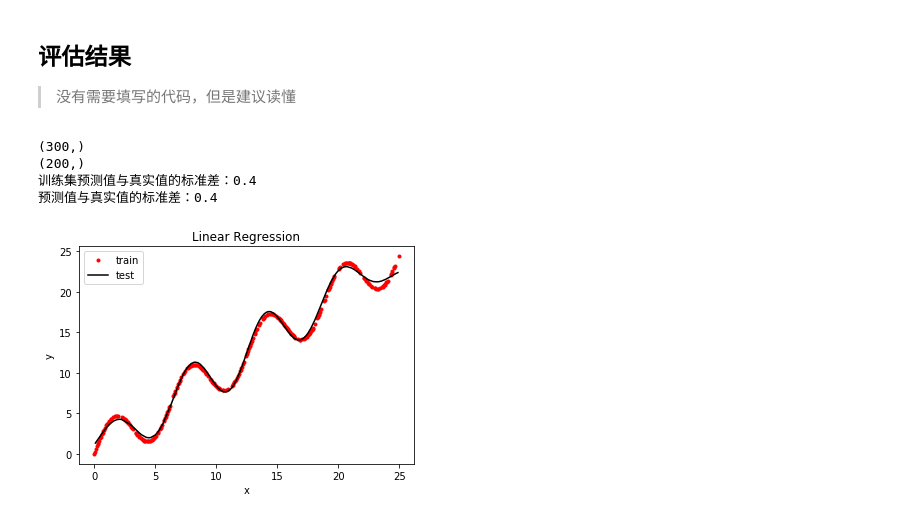
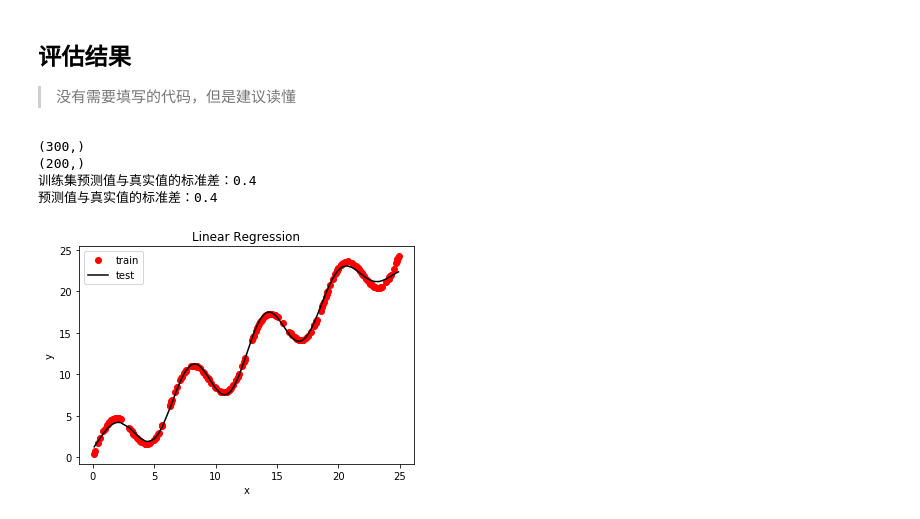
Before and after one commit to kepler11235/exercise, a Jupyter notebook: chap2_linear_regression/exercise-linear_regression.ipynb, the cells around one changed output. Drawn from its saved outputs; the diff is of its cells as text; code cells hidden in the pictures.

```diff
--- a/chap2_linear_regression/exercise-linear_regression.ipynb
+++ b/chap2_linear_regression/exercise-linear_regression.ipynb
@@ -106,33 +102,33 @@ if __name__ == '__main__':
     x_train, y_train = load_data(train_file)
     x_test, y_test = load_data(test_file)
     print(x_train.shape)
     print(x_test.shape)
 
     # 使用线性回归训练模型，返回一个函数f()使得y = f(x)
     f = main(x_train, y_train)
 
     y_train_pred = f(x_train)
     std = evaluate(y_train, y_train_pred)
     print('训练集预测值与真实值的标准差：{:.1f}'.format(std))
 
     # 计算预测的输出值
     y_test_pred = f(x_test)
     # 使用测试集评估模型
     std = evaluate(y_test, y_test_pred)
     print('预测值与真实值的标准差：{:.1f}'.format(std))
 
     #显示结果
-    plt.plot(x_train, y_train, 'ro', markersize=3)
-    # plt.plot(x_test, y_test, 'k')
+    #plt.plot(x_test, y_test, 'ro', markersize=3)
+    plt.plot(x_test, y_test, 'ro')
     plt.plot(x_test, y_test_pred, 'k')
     plt.xlabel('x')
     plt.ylabel('y')
     plt.title('Linear Regression')
     plt.legend(['train', 'test', 'pred'])
     plt.show()
 # %% [output]
 (300,)
 (200,)
 训练集预测值与真实值的标准差：0.4
 预测值与真实值的标准差：0.4
-[figure, old version]
+[figure, new version]
```
Also changed, not shown: parts of 1 cell of this notebook, 2 other files.
